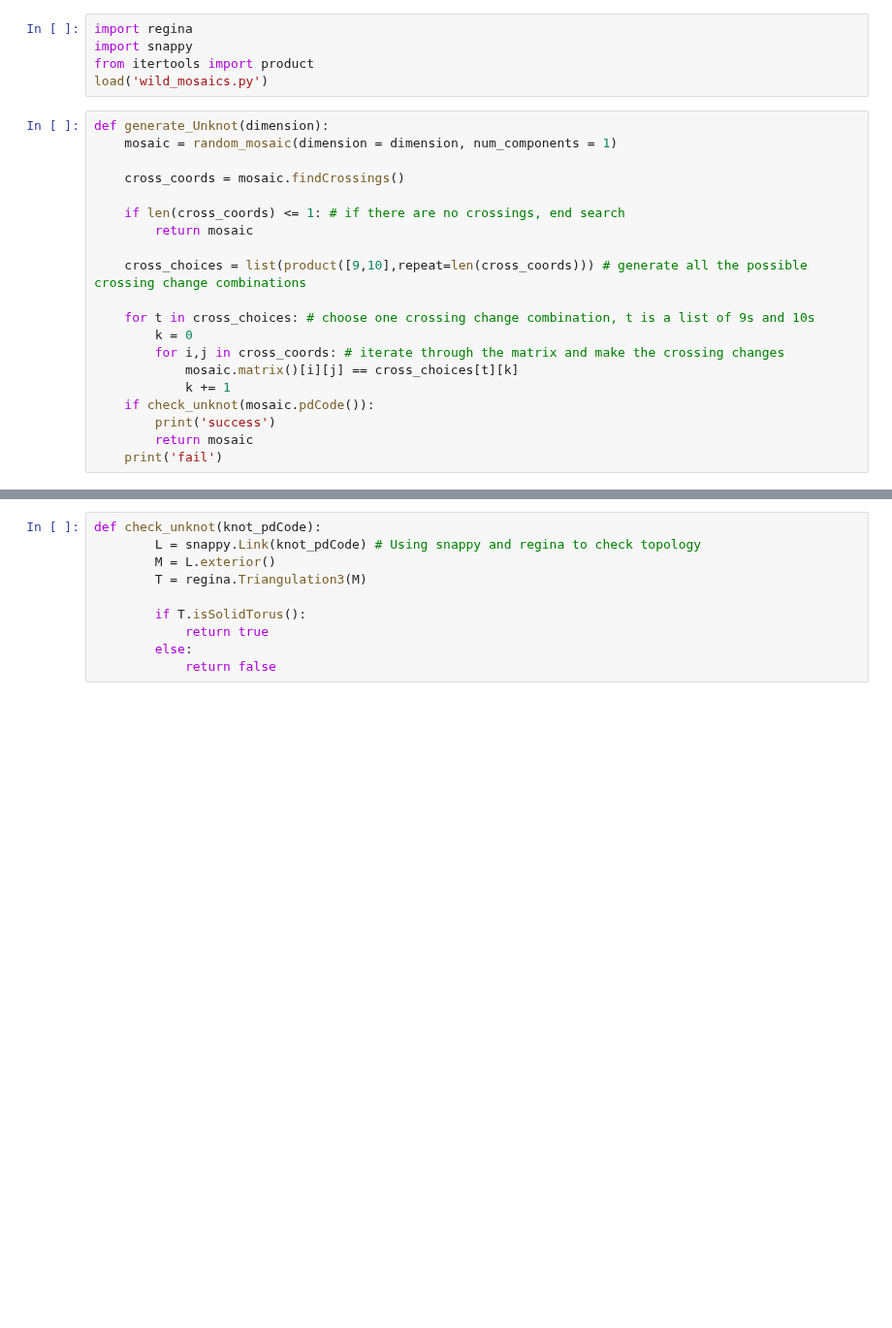
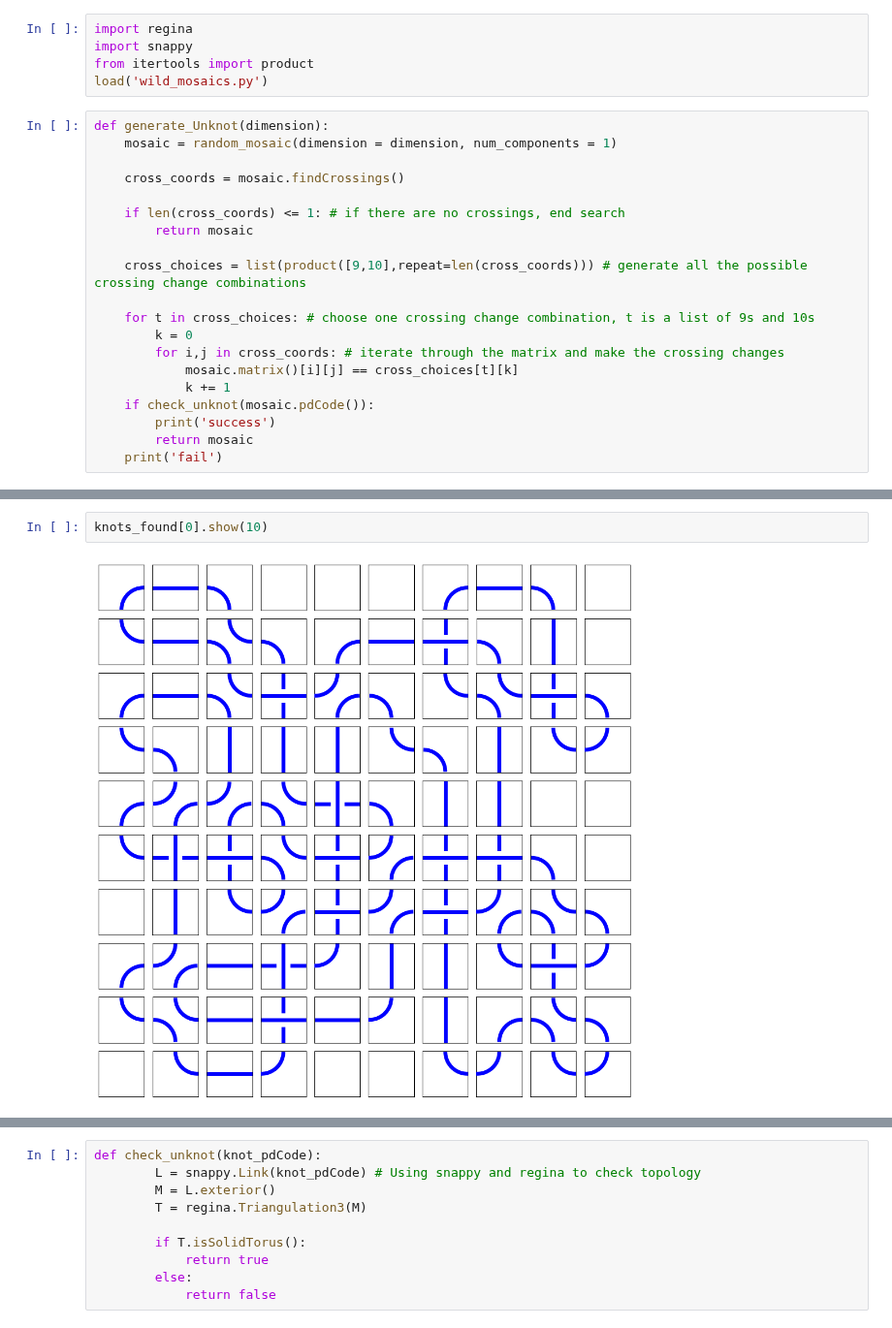
Before and after one commit to andrew-tawfeek/knot_mosaics, a Jupyter notebook: unknot.ipynb, the cells around one changed output, grey strips where cells are left out. Shown at 97% size. Cells and saved outputs as stored; diff of their text form; blank space fills up the shorter version.

```diff
--- a/unknot.ipynb
+++ b/unknot.ipynb
@@ -25,0 +65,4 @@ def generate_Unknot(dimension):
+# %%
+knots_found[0].show(10)
+# %% [output]
+[figure, added]
```
Also changed, not shown: parts of 3 cells of this notebook, 1 other file.
